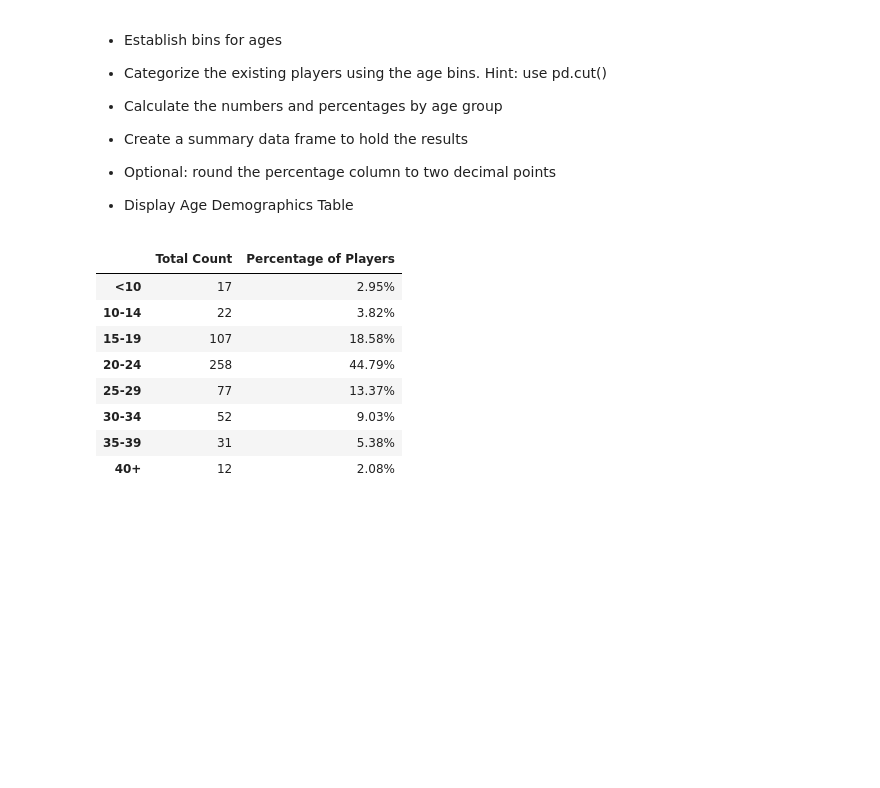
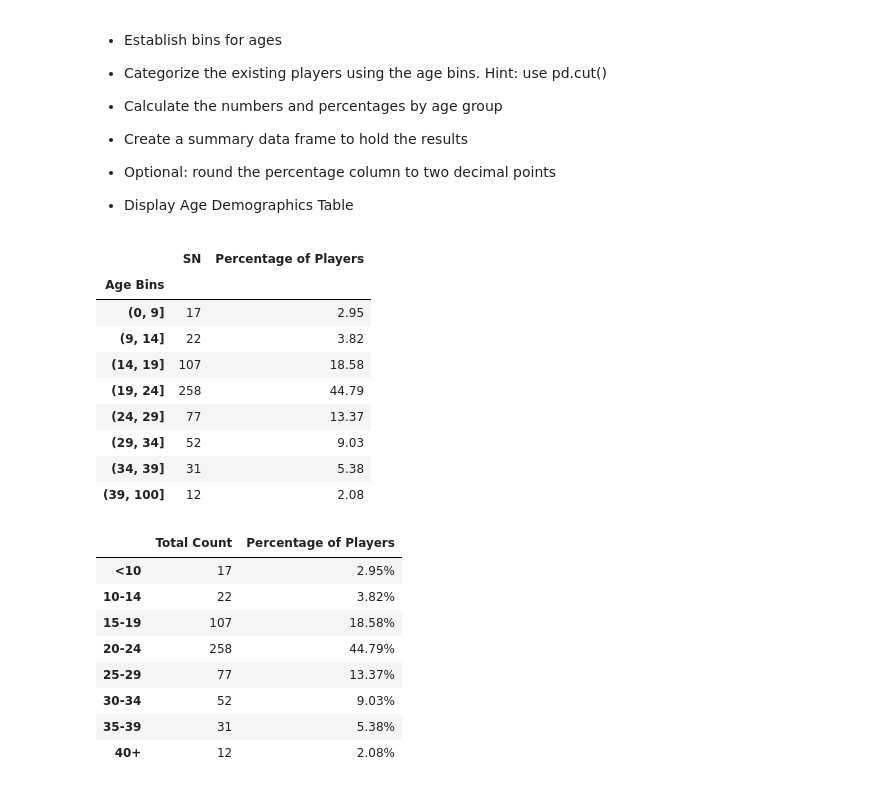
Before and after one commit to isabelle-sanford/pymoli, a Jupyter notebook: HeroesOfPymoli_starter.ipynb, the cells around one changed output. Cells and saved outputs as stored; diff of their text form; code cells hidden in the pictures; blank space fills up the shorter version.

```diff
--- a/HeroesOfPymoli_starter.ipynb
+++ b/HeroesOfPymoli_starter.ipynb
@@ -113,6 +132,26 @@ AttributeError: 'DataFrameGroupBy' object has no attribute 'groupby'
 
 
 * Display Age Demographics Table
+# %%
+bins = [0, 9, 14, 19, 24, 29, 34, 39, 100]
+purchase_data["Age Bins"] = pd.cut(purchase_data["Age"], bins)
+age_df = purchase_data.groupby("Age Bins")
+age_demos_df = pd.DataFrame(age_df["SN"].nunique())
+age_demos_df["Percentage of Players"] = round(age_demos_df["SN"] / total_players * 100,2)
+age_demos_df
+
+# rename SN column and add labels for bins
+# %% [output]
+|  | SN | Percentage of Players |
+| Age Bins |  |  |
+| (0, 9] | 17 | 2.95 |
+| (9, 14] | 22 | 3.82 |
+| (14, 19] | 107 | 18.58 |
+| (19, 24] | 258 | 44.79 |
+| (24, 29] | 77 | 13.37 |
+| (29, 34] | 52 | 9.03 |
+| (34, 39] | 31 | 5.38 |
+| (39, 100] | 12 | 2.08 |
 # %%
 # %% [output]
 |  | Total Count | Percentage of Players |
```
Also changed, not shown: parts of 18 cells of this notebook, 1 other file.
